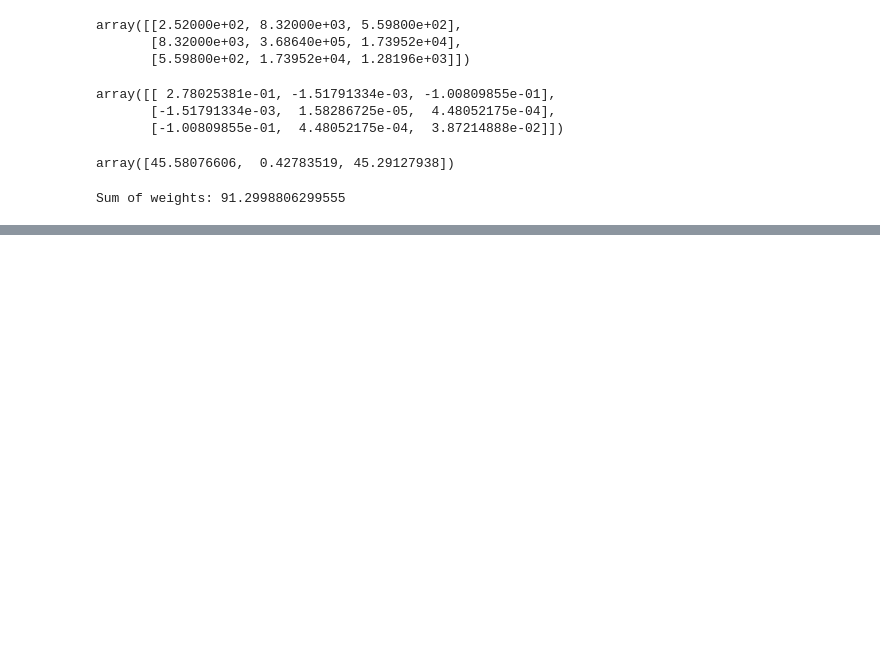
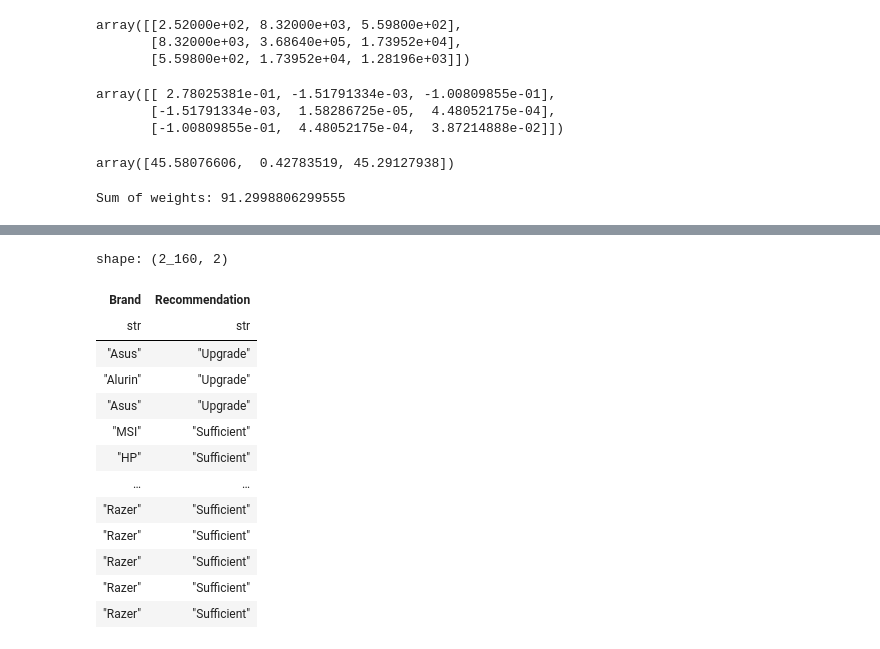
Before and after one commit to NikkiSatmaka/ml-zoomcamp, a Jupyter notebook: notebooks/homework_01.ipynb, the cells around one changed output, grey strips where cells are left out. Drawn from its saved outputs; the diff is of its cells as text; code cells hidden in the pictures; blank space fills up the shorter version.

```diff
--- a/notebooks/homework_01.ipynb
+++ b/notebooks/homework_01.ipynb
@@ -207,0 +256,23 @@ Sum of weights: 91.2998806299555
+# %%
+df.select(
+    pl.col("Brand"),
+    pl.when(pl.col("RAM") > 8)
+    .then(pl.lit("Sufficient"))
+    .otherwise(pl.lit("Upgrade"))
+    .alias("Recommendation"),
+)
+# %% [output]
+shape: (2_160, 2)
+| Brand | Recommendation |
+| str | str |
+| "Asus" | "Upgrade" |
+| "Alurin" | "Upgrade" |
+| "Asus" | "Upgrade" |
+| "MSI" | "Sufficient" |
+| "HP" | "Sufficient" |
+| … | … |
+| "Razer" | "Sufficient" |
+| "Razer" | "Sufficient" |
+| "Razer" | "Sufficient" |
+| "Razer" | "Sufficient" |
+| "Razer" | "Sufficient" |
```
Also changed, not shown: parts of 6 cells of this notebook.
